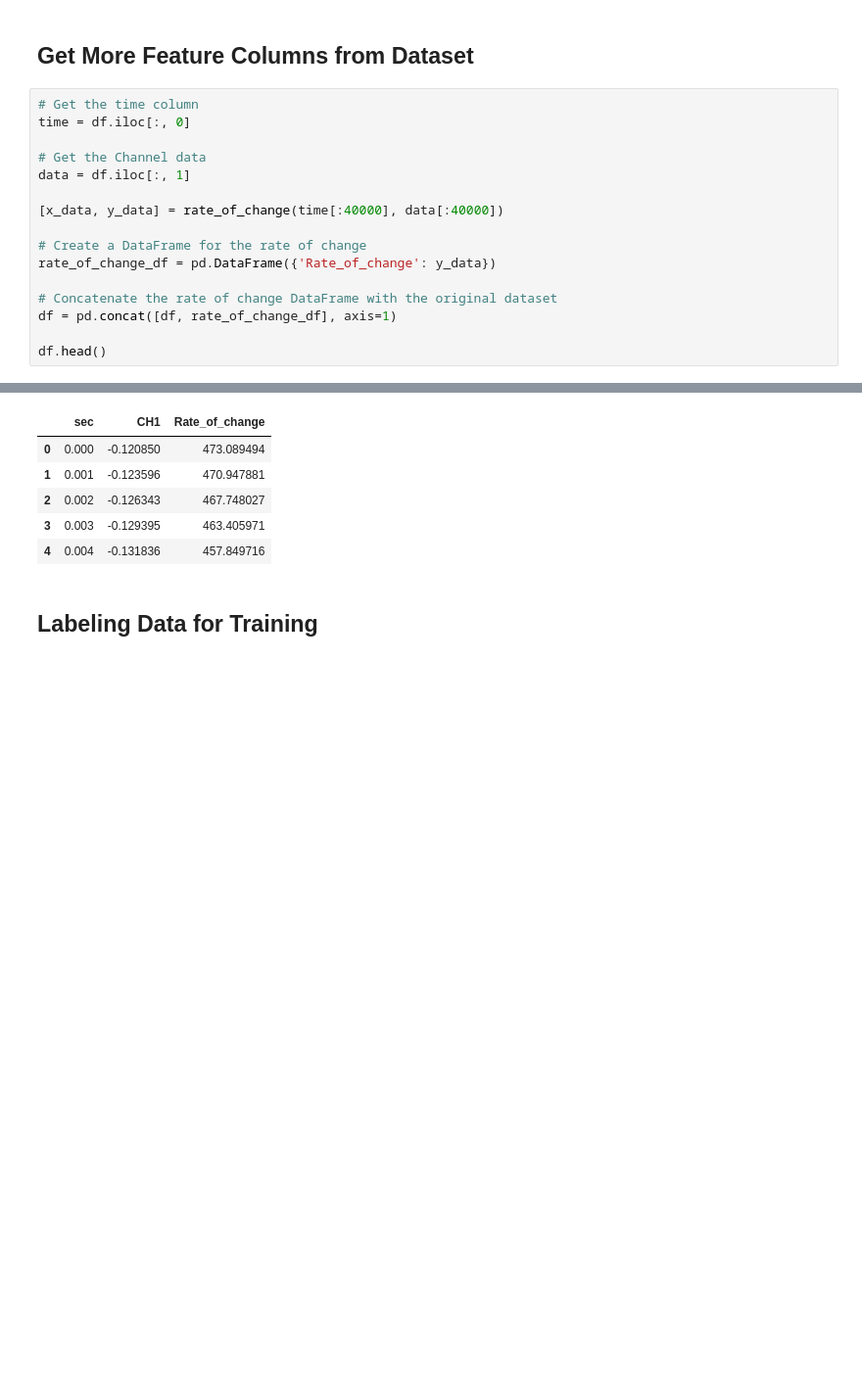
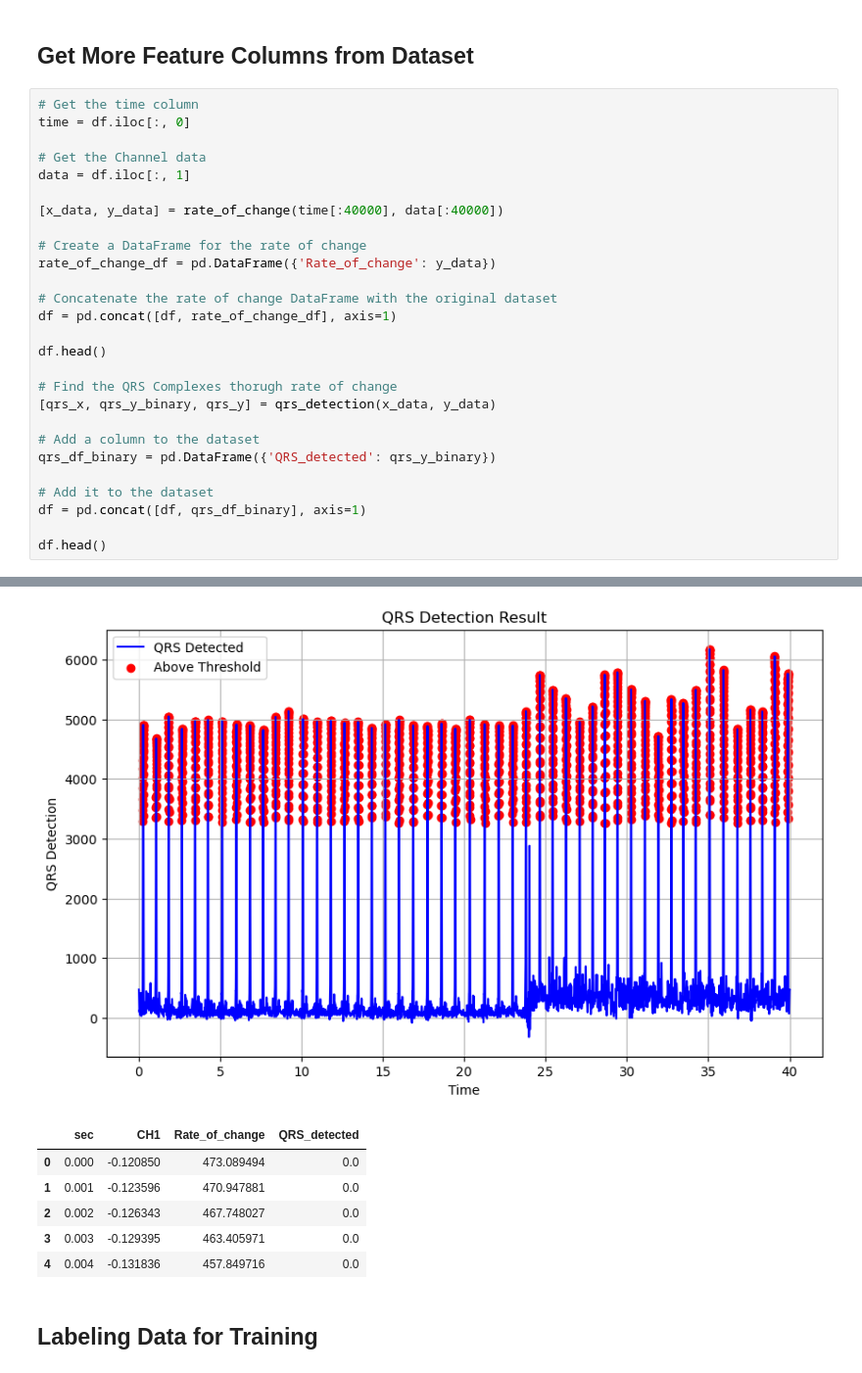
Before and after one commit to Joas329/QRS-Complex-Dection-Algoirthm, a Jupyter notebook: main.ipynb, the cells around one changed output, grey strips where cells are left out. Shown: that part at 98% size. Drawn from its saved outputs; the diff is of its cells as text; blank space fills up the shorter version.

Commit message:
main: Added Binary detection of QRS complex to dataset

```diff
--- a/main.ipynb
+++ b/main.ipynb
@@ -109,27 +146,39 @@ def rate_of_change(signal_x, signal_y):
 # %%
 # Get the time column
 time = df.iloc[:, 0]
 
 # Get the Channel data
 data = df.iloc[:, 1]
 
 [x_data, y_data] = rate_of_change(time[:40000], data[:40000])
 
 # Create a DataFrame for the rate of change
 rate_of_change_df = pd.DataFrame({'Rate_of_change': y_data})
 
 # Concatenate the rate of change DataFrame with the original dataset
 df = pd.concat([df, rate_of_change_df], axis=1)
 
 df.head()
+
+# Find the QRS Complexes thorugh rate of change
+[qrs_x, qrs_y_binary, qrs_y] = qrs_detection(x_data, y_data)
+
+# Add a column to the dataset
+qrs_df_binary = pd.DataFrame({'QRS_detected': qrs_y_binary})
+
+# Add it to the dataset
+df = pd.concat([df, qrs_df_binary], axis=1)
+
+df.head()
 # %% [output]
 [figure]
+[figure, added]
-|  | sec | CH1 | Rate_of_change |
-| 0 | 0.000 | -0.120850 | 473.089494 |
-| 1 | 0.001 | -0.123596 | 470.947881 |
-| 2 | 0.002 | -0.126343 | 467.748027 |
-| 3 | 0.003 | -0.129395 | 463.405971 |
-| 4 | 0.004 | -0.131836 | 457.849716 |
+|  | sec | CH1 | Rate_of_change | QRS_detected |
+| 0 | 0.000 | -0.120850 | 473.089494 | 0.0 |
+| 1 | 0.001 | -0.123596 | 470.947881 | 0.0 |
+| 2 | 0.002 | -0.126343 | 467.748027 | 0.0 |
+| 3 | 0.003 | -0.129395 | 463.405971 | 0.0 |
+| 4 | 0.004 | -0.131836 | 457.849716 | 0.0 |
 # %% [markdown]
 ## Labeling Data for Training
 # %%
```
Also changed, not shown: parts of 2 cells of this notebook.
